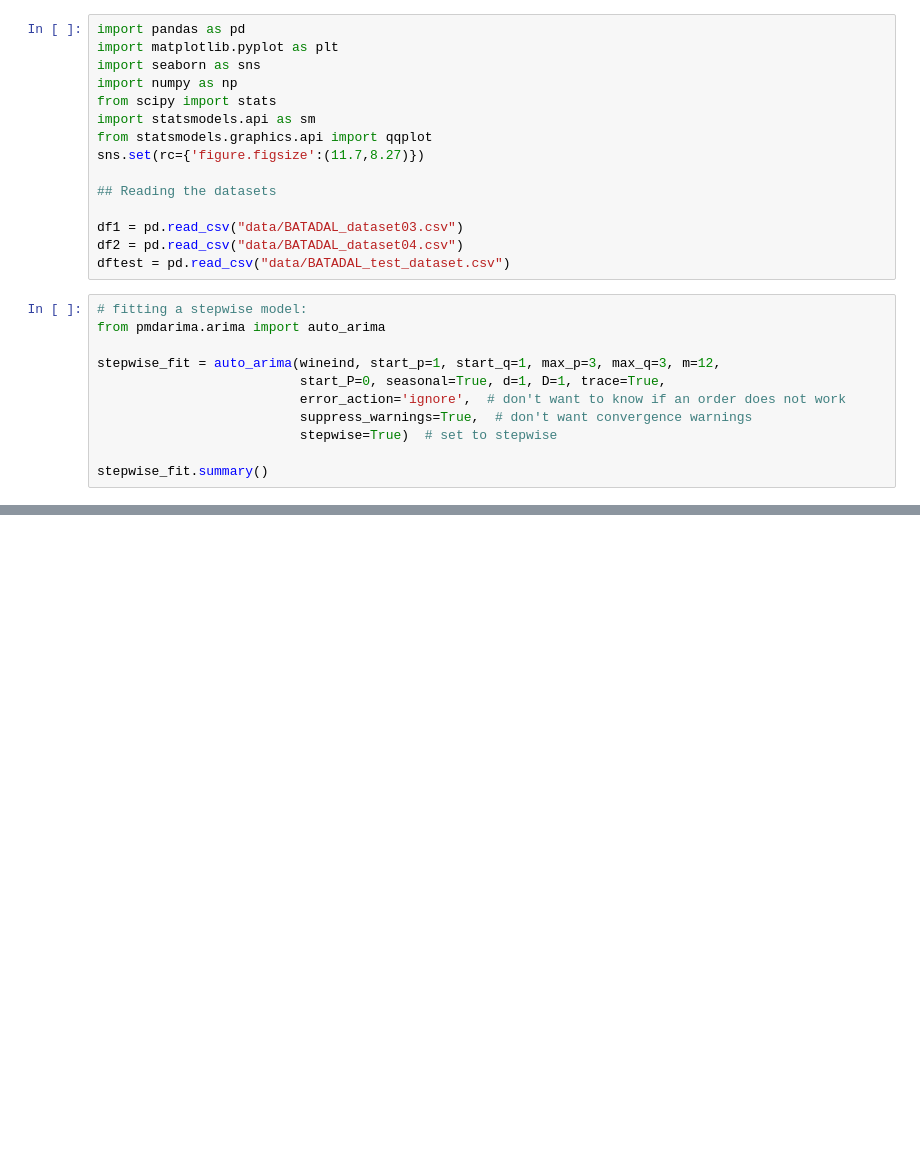
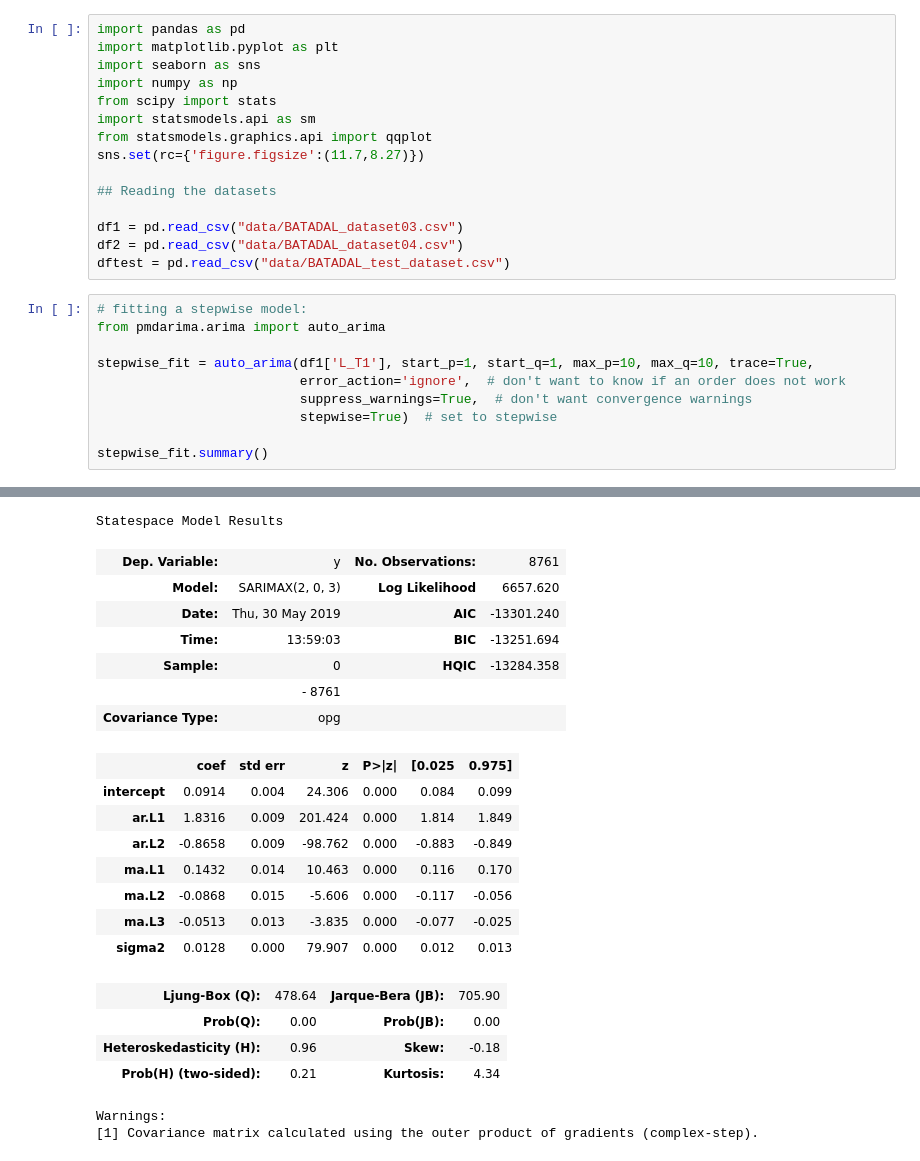
Before and after one commit to sebastiaansch/CDALab2, a Jupyter notebook: Assignment/ARMA task.ipynb, the cells around one changed output, grey strips where cells are left out. Cells and saved outputs as stored; diff of their text form; blank space fills up the shorter version.

```diff
--- a/Assignment/ARMA task.ipynb
+++ b/Assignment/ARMA task.ipynb
@@ -17,8 +17,7 @@ dftest = pd.read_csv("data/BATADAL_test_dataset.csv")
 # fitting a stepwise model:
 from pmdarima.arima import auto_arima
 
-stepwise_fit = auto_arima(wineind, start_p=1, start_q=1, max_p=3, max_q=3, m=12,
-                          start_P=0, seasonal=True, d=1, D=1, trace=True,
+stepwise_fit = auto_arima(df1['L_T1'], start_p=1, start_q=1, max_p=10, max_q=10, trace=True,
                           error_action='ignore',  # don't want to know if an order does not work
                           suppress_warnings=True,  # don't want convergence warnings
                           stepwise=True)  # set to stepwise
@@ -28,0 +42,22 @@ TypeError: unsupported operand type(s) for -: 'str' and 'str'
+Statespace Model Results
+| Dep. Variable: | y | No. Observations: | 8761 |
+| Model: | SARIMAX(2, 0, 3) | Log Likelihood | 6657.620 |
+| Date: | Thu, 30 May 2019 | AIC | -13301.240 |
+| Time: | 13:59:03 | BIC | -13251.694 |
+| Sample: | 0 | HQIC | -13284.358 |
+|  | - 8761 |  |  |
+| Covariance Type: | opg |  |  |
+|  | coef | std err | z | P>|z| | [0.025 | 0.975] |
+| intercept | 0.0914 | 0.004 | 24.306 | 0.000 | 0.084 | 0.099 |
+| ar.L1 | 1.8316 | 0.009 | 201.424 | 0.000 | 1.814 | 1.849 |
+| ar.L2 | -0.8658 | 0.009 | -98.762 | 0.000 | -0.883 | -0.849 |
+| ma.L1 | 0.1432 | 0.014 | 10.463 | 0.000 | 0.116 | 0.170 |
+| ma.L2 | -0.0868 | 0.015 | -5.606 | 0.000 | -0.117 | -0.056 |
+| ma.L3 | -0.0513 | 0.013 | -3.835 | 0.000 | -0.077 | -0.025 |
+| sigma2 | 0.0128 | 0.000 | 79.907 | 0.000 | 0.012 | 0.013 |
+| Ljung-Box (Q): | 478.64 | Jarque-Bera (JB): | 705.90 |
+| Prob(Q): | 0.00 | Prob(JB): | 0.00 |
+| Heteroskedasticity (H): | 0.96 | Skew: | -0.18 |
+| Prob(H) (two-sided): | 0.21 | Kurtosis: | 4.34 |
+Warnings:
+[1] Covariance matrix calculated using the outer product of gradients (complex-step).
```
Also changed, not shown: parts of 4 cells of this notebook.
